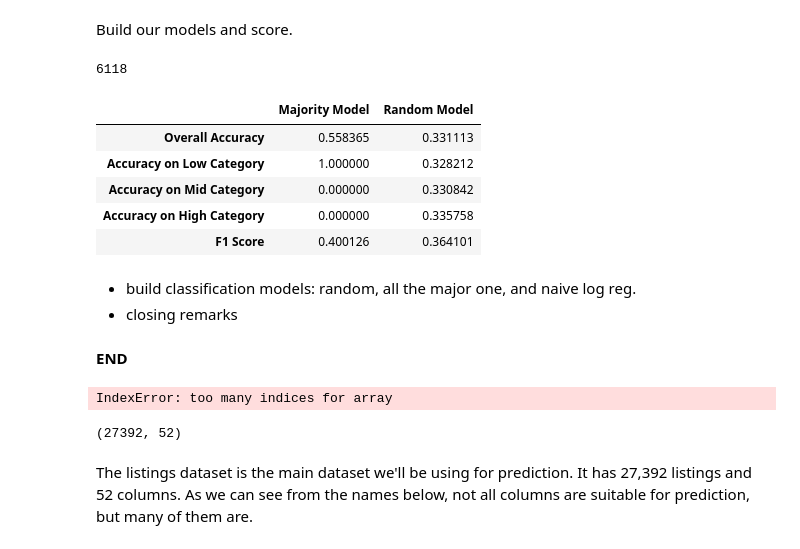
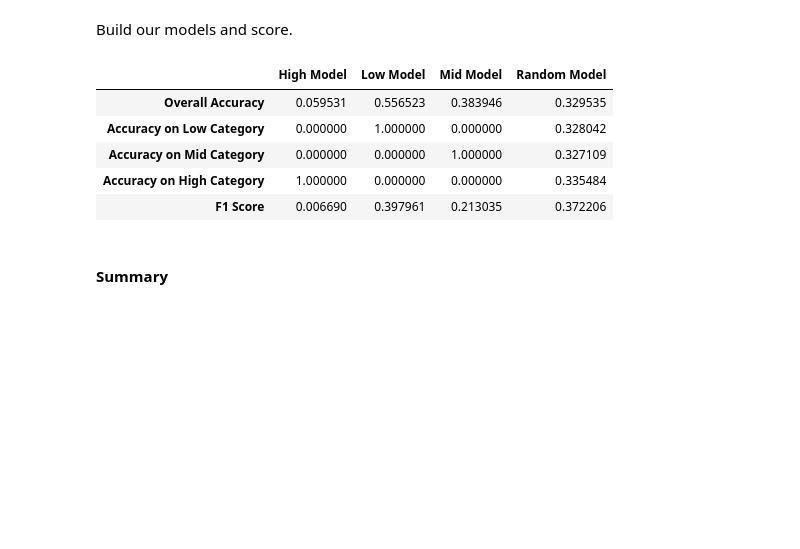
Before and after one commit to vijay4321/cs109AAirbnbProject, a Jupyter notebook: Camera-Murray-Garg-Thangella_CS109A_Project_Milestone4.ipynb, the cells around one changed output. Drawn from its saved outputs; the diff is of its cells as text; code cells hidden in the pictures; blank space fills up the shorter version.

```diff
--- a/Camera-Murray-Garg-Thangella_CS109A_Project_Milestone4.ipynb
+++ b/Camera-Murray-Garg-Thangella_CS109A_Project_Milestone4.ipynb
@@ -186,59 +189,61 @@ class random_model ( object ):
         cats = [ "Low", "Mid", "High" ]
         return np.random.choice ( cats, len ( x ), replace = True )
 
-    def score(self, x, y):
+    def score ( self, x, y ):
         y_pred = self.predict ( x )
         return ( y_pred == y ).sum() * 1. / len ( y )
 
-# model predicting the majority: Low
-class maj_model ( object ):
+# model predicting Low
+class low_model ( object ):
     def predict ( self, x ):
         return np.array ( [ "Low" ] * len ( x ) )
     def score ( self, x, y ):
         y_pred = self.predict ( x )
         return ( y_pred == y ).sum() * 1. / len ( y )
+
+# model predicting Mid
+class mid_model ( object ):
+    def predict ( self, x ):
+        return np.array ( [ "Mid" ] * len ( x ) )
+    def score ( self, x, y ):
+        y_pred = self.predict ( x )
+        return ( y_pred == y ).sum() * 1. / len ( y )
+
+# model predicting High
+class high_model ( object ):
+    def predict ( self, x ):
+        return np.array ( [ "High" ] * len ( x ) )
+    def score ( self, x, y ):
+        y_pred = self.predict ( x )
+        return ( y_pred == y ).sum() * 1. / len ( y )
 # %% [markdown]
 Build our models and score.
-# %%
-(z == y_test).sum()
-# %% [output]
-6118
 # %%
 # build and score our baseline models
 random              = random_model()
-random_model_scores = score ( random,  x_test, y_test )
+random_model_scores = score ( random, x_test, y_test )
 
-majority            = maj_model()
-majority_scores     = score ( majority, x_test, y_test )
+low                 = low_model()
+low_model_scores    = score ( low, x_test, y_test )
 
-#logreg              = LogisticRegression()
-#logreg.fit ( x_train, y_train )
-#logreg_model_scores = score ( logreg,  x_test, y_test )
+mid                 = mid_model()
+mid_model_scores    = score ( mid, x_test, y_test )
+
+high                = high_model()
+high_model_scores   = score ( high, x_test, y_test )
 
 # print scores
-score_df = pd.DataFrame ( { 'Random Model'              : random_model_scores,
-                            'Majority Model'            : majority_scores } )
-#                            'Logistic Regression Model' : logreg_model_scores } )
-score_df
+scoreDF = pd.DataFrame ( { 'Random Model'              : random_model_scores,
+                           'Low Model'                 : low_model_scores,
+                           'Mid Model'                 : mid_model_scores,
+                           'High Model'                : high_model_scores } )
+scoreDF
 # %% [output]
-|  | Majority Model | Random Model |
-| Overall Accuracy | 0.558365 | 0.331113 |
-| Accuracy on Low Category | 1.000000 | 0.328212 |
-| Accuracy on Mid Category | 0.000000 | 0.330842 |
-| Accuracy on High Category | 0.000000 | 0.335758 |
-| F1 Score | 0.400126 | 0.364101 |
+|  | High Model | Low Model | Mid Model | Random Model |
+| Overall Accuracy | 0.059531 | 0.556523 | 0.383946 | 0.329535 |
+| Accuracy on Low Category | 0.000000 | 1.000000 | 0.000000 | 0.328042 |
+| Accuracy on Mid Category | 0.000000 | 0.000000 | 1.000000 | 0.327109 |
+| Accuracy on High Category | 1.000000 | 0.000000 | 0.000000 | 0.335484 |
+| F1 Score | 0.006690 | 0.397961 | 0.213035 | 0.372206 |
-# %% [markdown]
-- build classification models: random, all the major one, and naive log reg.
-- closing remarks
 # %% [markdown]
-****END****
+#### Summary
-# %%
-np.array ( 'x' )
-# %% [output]
-IndexError: too many indices for array
-# %%
-listingsDF.shape
-# %% [output]
-(27392, 52)
-# %% [markdown]
-The listings dataset is the main dataset we'll be using for prediction. It has 27,392 listings and 52 columns. As we can see from the names below, not all columns are suitable for prediction, but many of them are.
```
Also changed, not shown: parts of 58 cells of this notebook, 4 other files.
